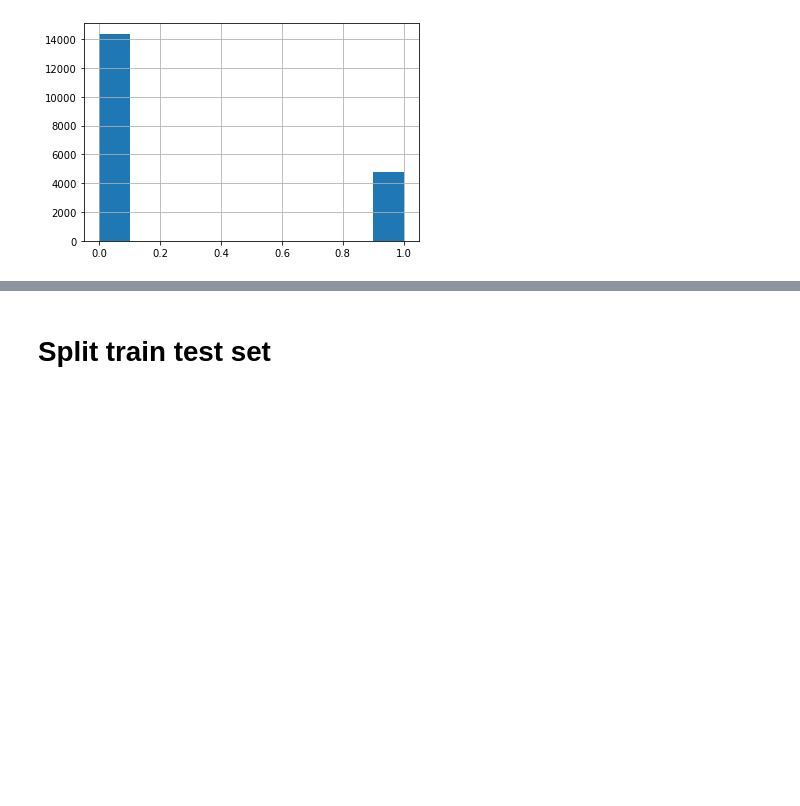
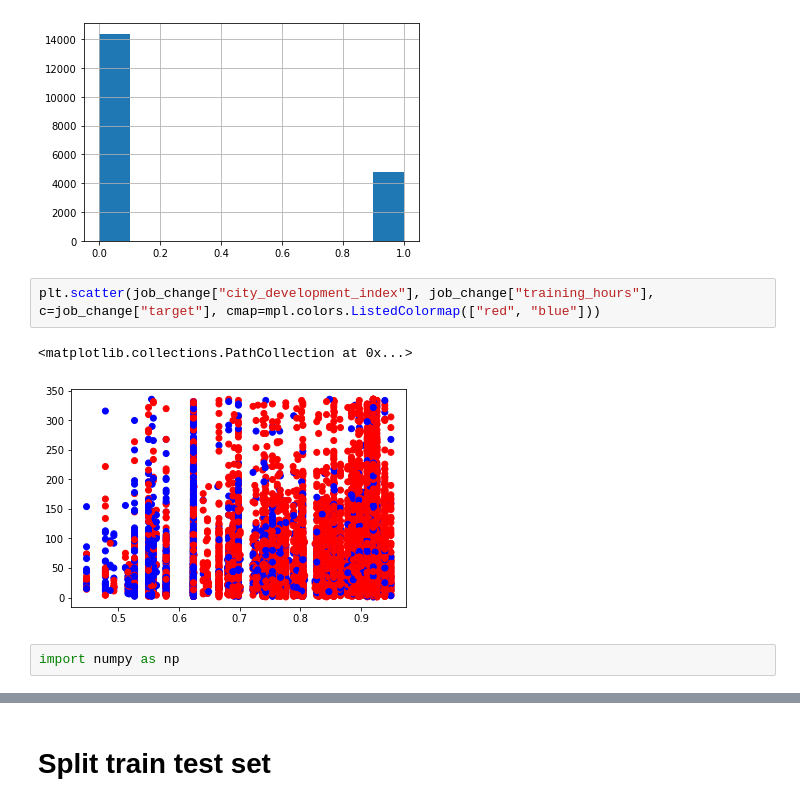
Before and after one commit to scinerd68/JobChangePrediction, a Jupyter notebook: explore.ipynb, the cells around one changed output, grey strips where cells are left out. Cells and saved outputs as stored; diff of their text form; blank space fills up the shorter version.

```diff
--- a/explore.ipynb
+++ b/explore.ipynb
@@ -55,3 +77,10 @@ for attributes in job_change.columns:
 [figure]
 [figure]
 [figure]
+# %%
+plt.scatter(job_change["city_development_index"], job_change["training_hours"], c=job_change["target"], cmap=mpl.colors.ListedColormap(["red", "blue"]))
+# %% [output]
+<matplotlib.collections.PathCollection at 0x...>
+[figure, added]
+# %%
+import numpy as np
```
Also changed, not shown: parts of 9 cells of this notebook, 10 other files.
